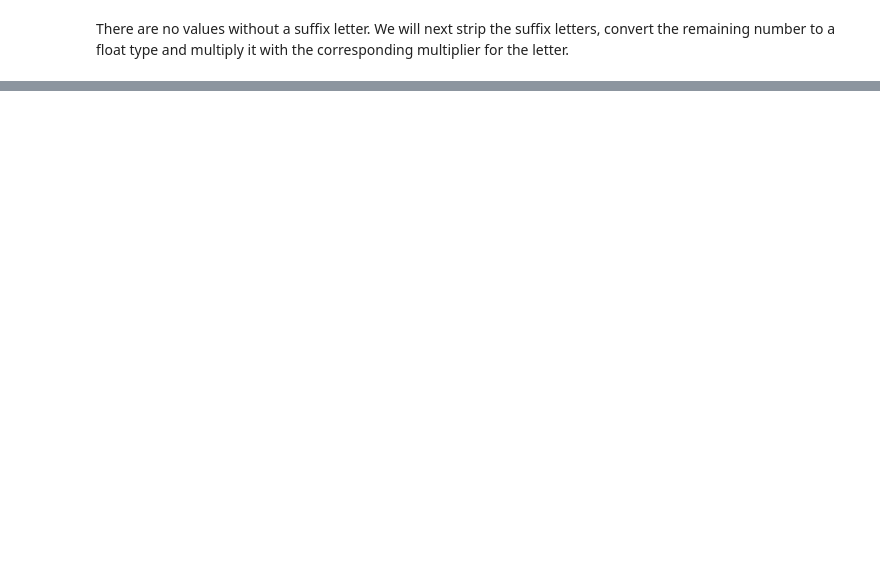
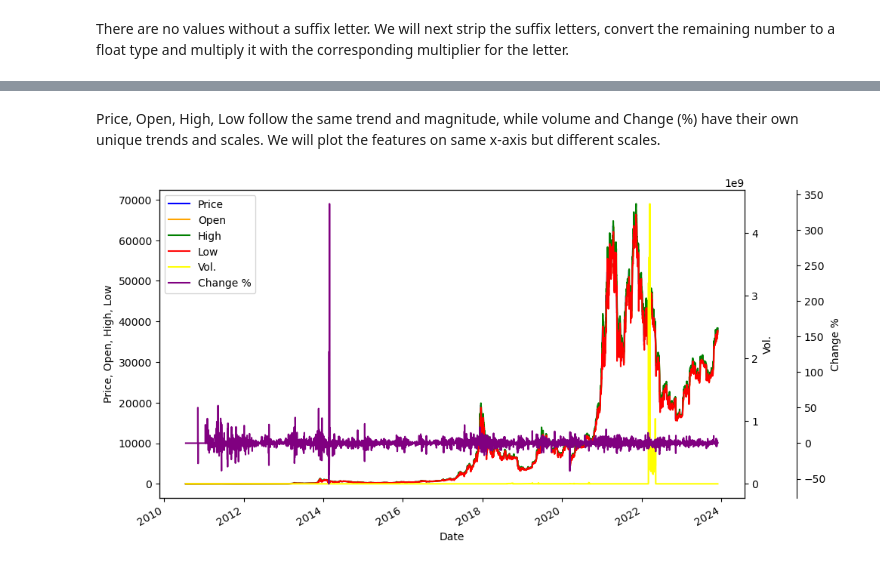
Before and after one commit to leogachimu/Currency_Exchange_Rate_Prediction, a Jupyter notebook: group_18_notebook.ipynb, the cells around one changed output, grey strips where cells are left out. Cells and saved outputs as stored; diff of their text form; code cells hidden in the pictures; blank space fills up the shorter version.

```diff
--- a/group_18_notebook.ipynb
+++ b/group_18_notebook.ipynb
@@ -180,0 +321,31 @@ stock['Change %'].str.extract(r'(%+)$')
+# %% [markdown]
+Price, Open, High, Low follow the same trend and magnitude, while volume and Change (%) have their own unique trends and scales.
+We will plot the features on same x-axis but different scales.
+# %%
+# Create figure and axes
+fig, ax1 = plt.subplots(figsize=(10, 6))
+
+# Plotting 'Price', 'Open', 'High', 'Low' on the first axis
+bitcoin_df[['Price', 'Open', 'High', 'Low']].plot(ax=ax1, color=['blue', 'orange', 'green', 'red'])
+ax1.set_ylabel('Price, Open, High, Low')
+
+# Create a second y-axis for 'Vol.'
+ax2 = ax1.twinx()
+bitcoin_df['Vol.'].plot(ax=ax2, color='yellow')
+ax2.set_ylabel('Vol.')
+
+# Create a third y-axis for 'Change %'
+ax3 = ax1.twinx()
+bitcoin_df['Change %'].plot(ax=ax3, color='purple')
+ax3.spines['right'].set_position(('outward', 50))  # Adjust position for 'Change %' axis
+ax3.set_ylabel('Change %')
+
+# Adjusting layout and legends
+lines_1, labels_1 = ax1.get_legend_handles_labels()
+lines_2, labels_2 = ax2.get_legend_handles_labels()
+lines_3, labels_3 = ax3.get_legend_handles_labels()
+lines = lines_1 + lines_2 + lines_3
+labels = labels_1 + labels_2 + labels_3
+ax1.legend(lines, labels, loc='upper left');
+# %% [output]
+[figure, added]
```
Also changed, not shown: parts of 149 cells of this notebook.
